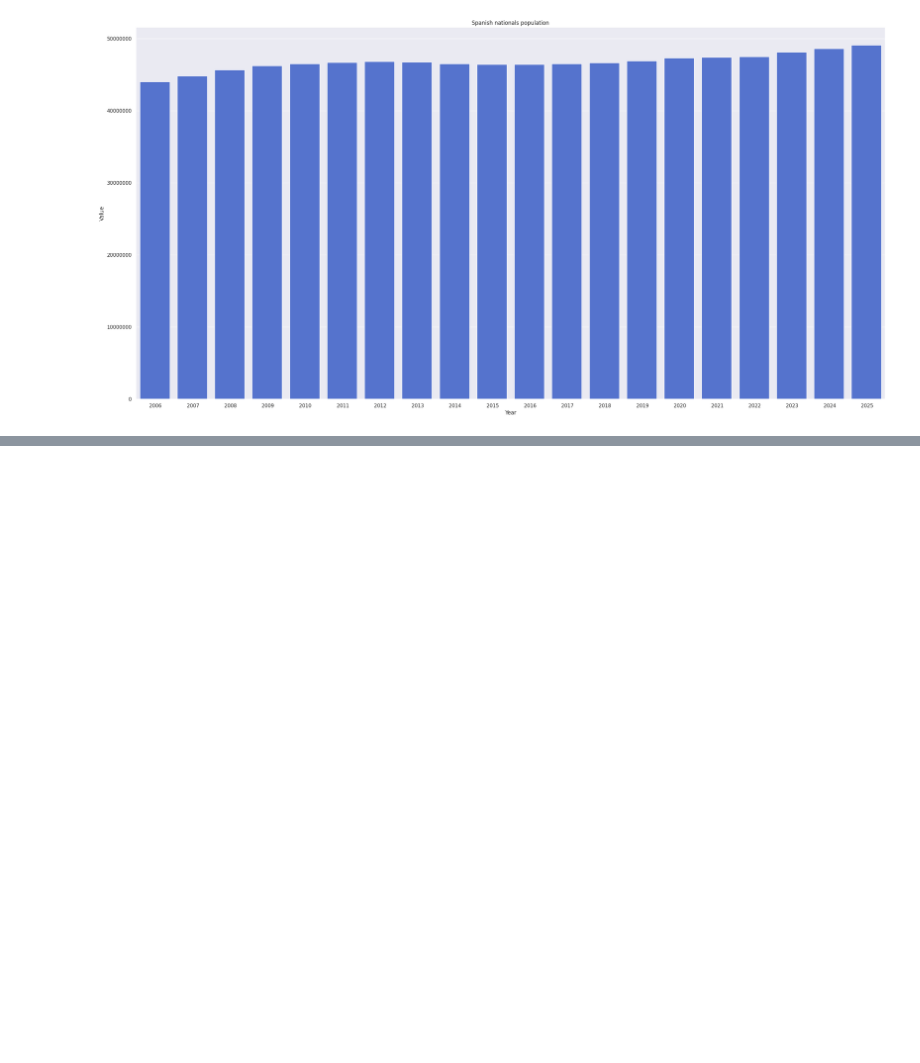
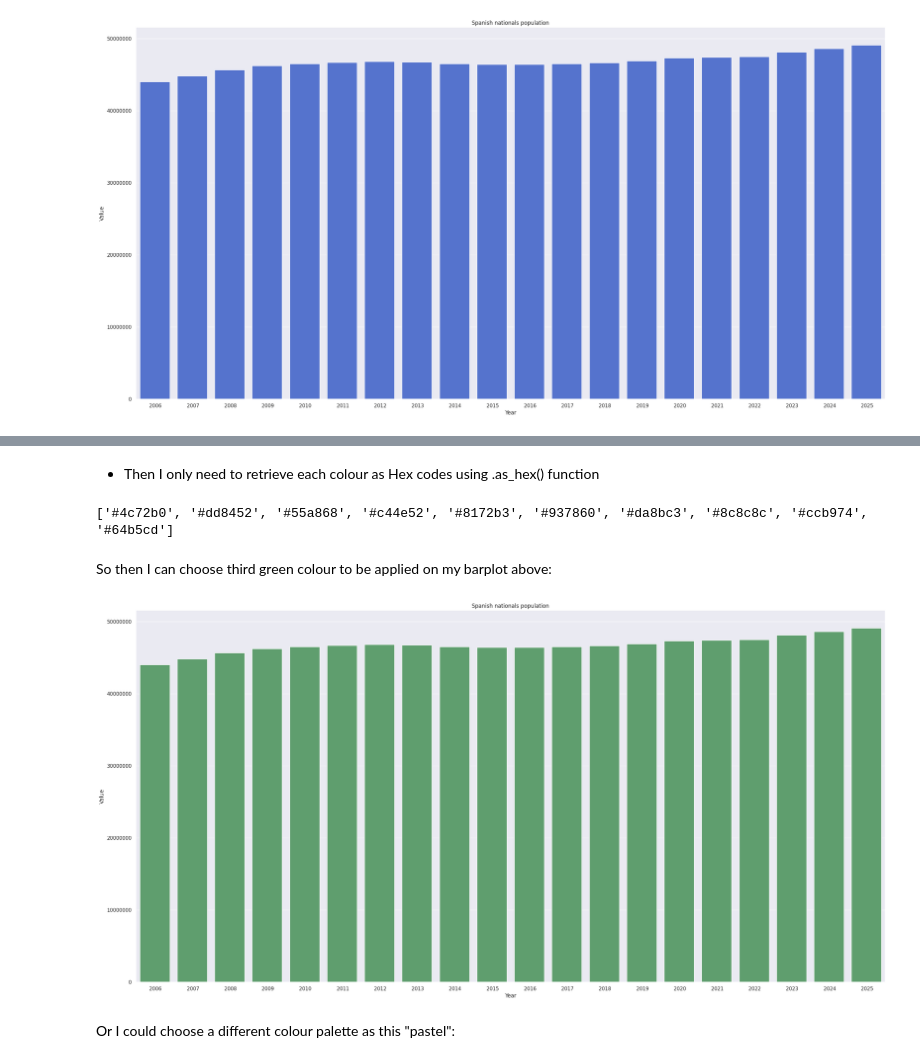
Before and after one commit to Pablo-source/ML-using-Python, a Jupyter notebook: Seaborn_gallery/02_percent_barplot_population_nationality.ipynb, the cells around one changed output, grey strips where cells are left out. Drawn from its saved outputs; the diff is of its cells as text; code cells hidden in the pictures; blank space fills up the shorter version.

Commit message:
Applying sns colour palettes to seaborn barplots

```diff
--- a/Seaborn_gallery/02_percent_barplot_population_nationality.ipynb
+++ b/Seaborn_gallery/02_percent_barplot_population_nationality.ipynb
@@ -410,0 +427,21 @@ plt.show()
+# %% [markdown]
+- Then I only need to retrieve each colour as Hex codes using .as_hex() function
+# %%
+print(sns.color_palette().as_hex())
+# %% [output]
+['#4c72b0', '#dd8452', '#55a868', '#c44e52', '#8172b3', '#937860', '#da8bc3', '#8c8c8c', '#ccb974', '#64b5cd']
+# %% [markdown]
+So then I can choose third green colour to be applied on my barplot above:
+# %%
+sns.set_theme()
+fig = plt.figure(figsize=(30, 15))
+axs = fig.add_subplot(1, 1, 1)
+spanish_share = sns.barplot(x = "Year", y = "Value", data = total, color = '#55a868'). set_title("Spanish nationals population")
+formatter = ScalarFormatter()
+formatter.set_scientific(False)
+axs.yaxis.set_major_formatter(formatter)
+plt.show()
+# %% [output]
+[figure, added]
+# %% [markdown]
+Or I could choose a different colour palette as this "pastel":
```
Also changed, not shown: parts of 5 cells of this notebook.
